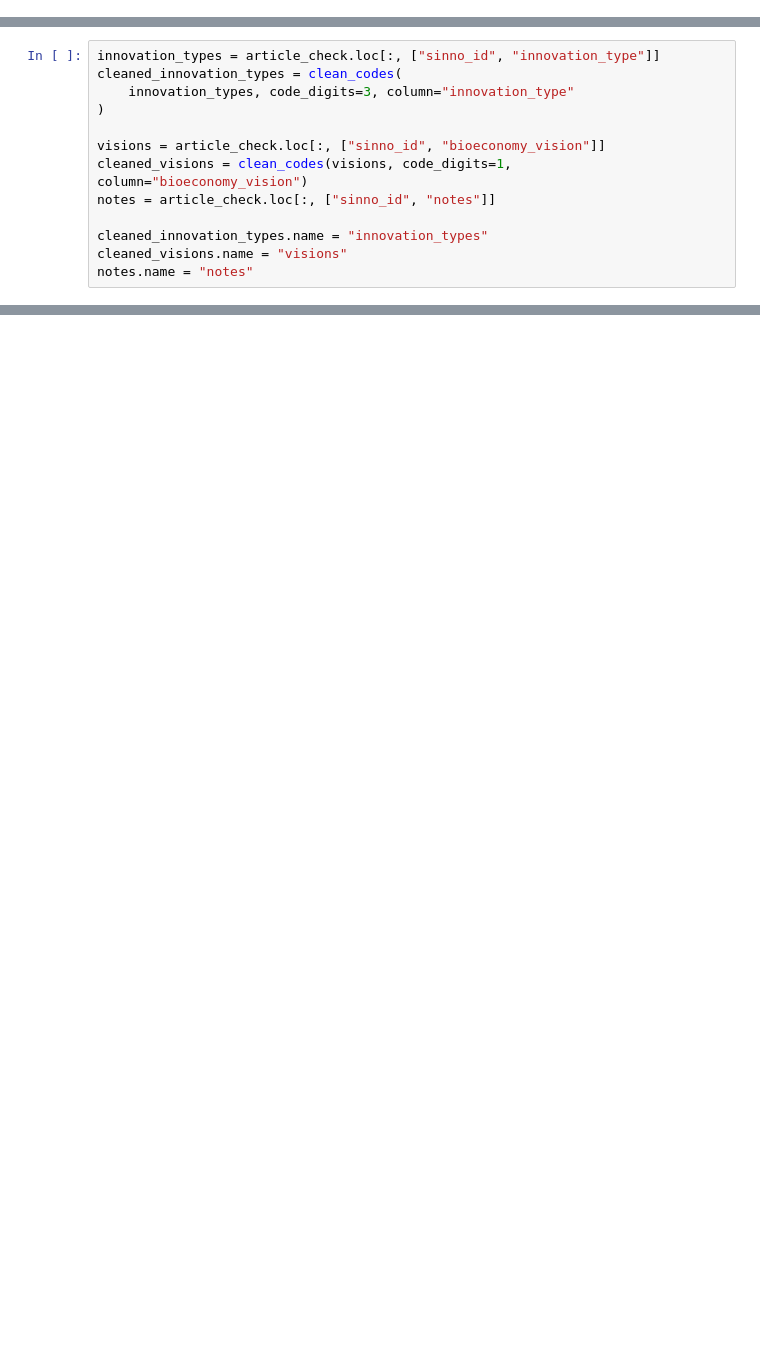
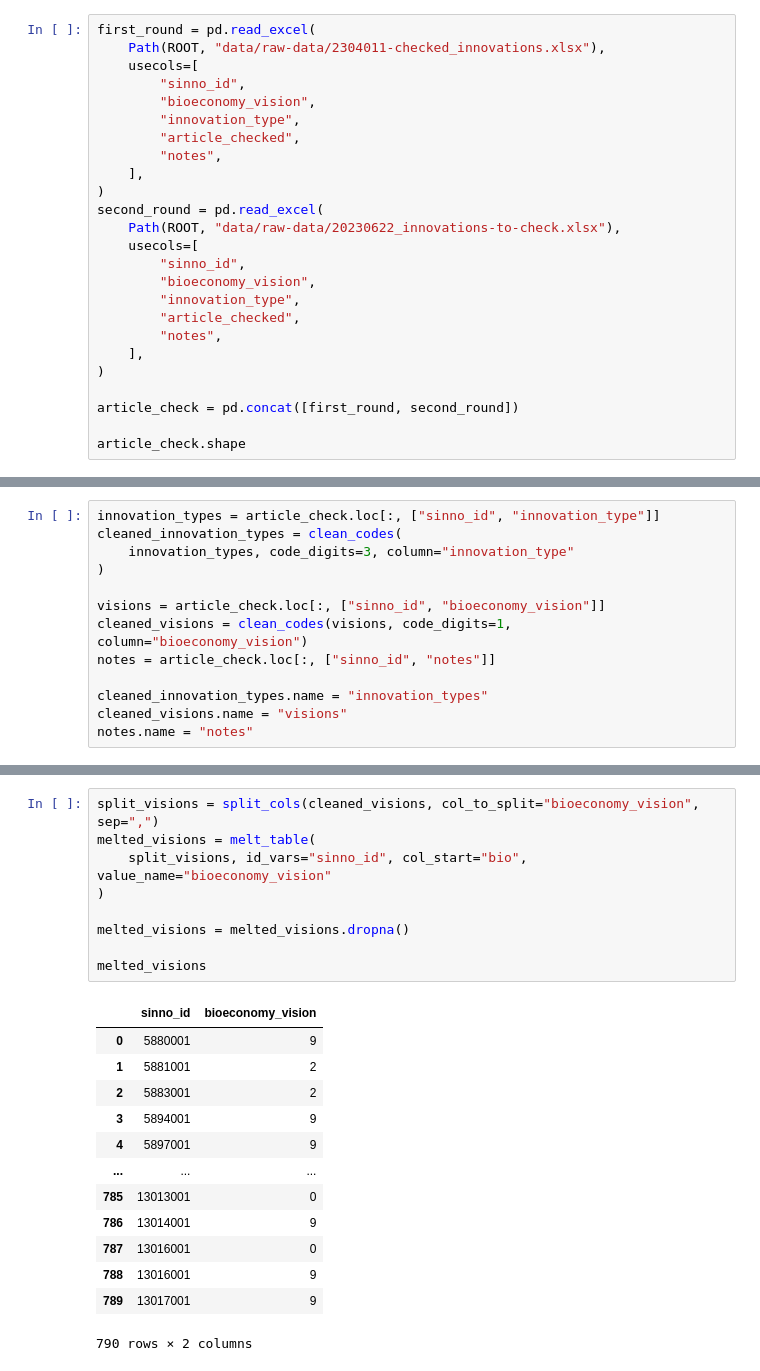
Before and after one commit to pjkreutzer/swinno-bioeconomy-directionality, a Jupyter notebook: scripts/05-insert-articles-db.ipynb, the cells around one changed output, grey strips where cells are left out. Saved outputs shown, nothing was run; the diff lists cells and outputs as text; blank space fills up the shorter version.

```diff
--- a/scripts/05-insert-articles-db.ipynb
+++ b/scripts/05-insert-articles-db.ipynb
@@ -19,0 +11,25 @@ print(article_check.shape)
+# %%
+first_round = pd.read_excel(
+    Path(ROOT, "data/raw-data/2304011-checked_innovations.xlsx"),
+    usecols=[
+        "sinno_id",
+        "bioeconomy_vision",
+        "innovation_type",
+        "article_checked",
+        "notes",
+    ],
+)
+second_round = pd.read_excel(
+    Path(ROOT, "data/raw-data/20230622_innovations-to-check.xlsx"),
+    usecols=[
+        "sinno_id",
+        "bioeconomy_vision",
+        "innovation_type",
+        "article_checked",
+        "notes",
+    ],
+)
+
+article_check = pd.concat([first_round, second_round])
+
+article_check.shape
@@ -33 +63,24 @@ notes.name = "notes"
+# %%
+split_visions = split_cols(cleaned_visions, col_to_split="bioeconomy_vision", sep=",")
+melted_visions = melt_table(
+    split_visions, id_vars="sinno_id", col_start="bio", value_name="bioeconomy_vision"
+)
+
+melted_visions = melted_visions.dropna()
+
+melted_visions
+# %% [output]
+|  | sinno_id | bioeconomy_vision |
+| 0 | 5880001 | 9 |
+| 1 | 5881001 | 2 |
+| 2 | 5883001 | 2 |
+| 3 | 5894001 | 9 |
+| 4 | 5897001 | 9 |
+| ... | ... | ... |
+| 785 | 13013001 | 0 |
+| 786 | 13014001 | 9 |
+| 787 | 13016001 | 0 |
+| 788 | 13016001 | 9 |
+| 789 | 13017001 | 9 |
+790 rows × 2 columns
 # %%
```
Also changed, not shown: parts of 4 cells of this notebook, 20 other files.
